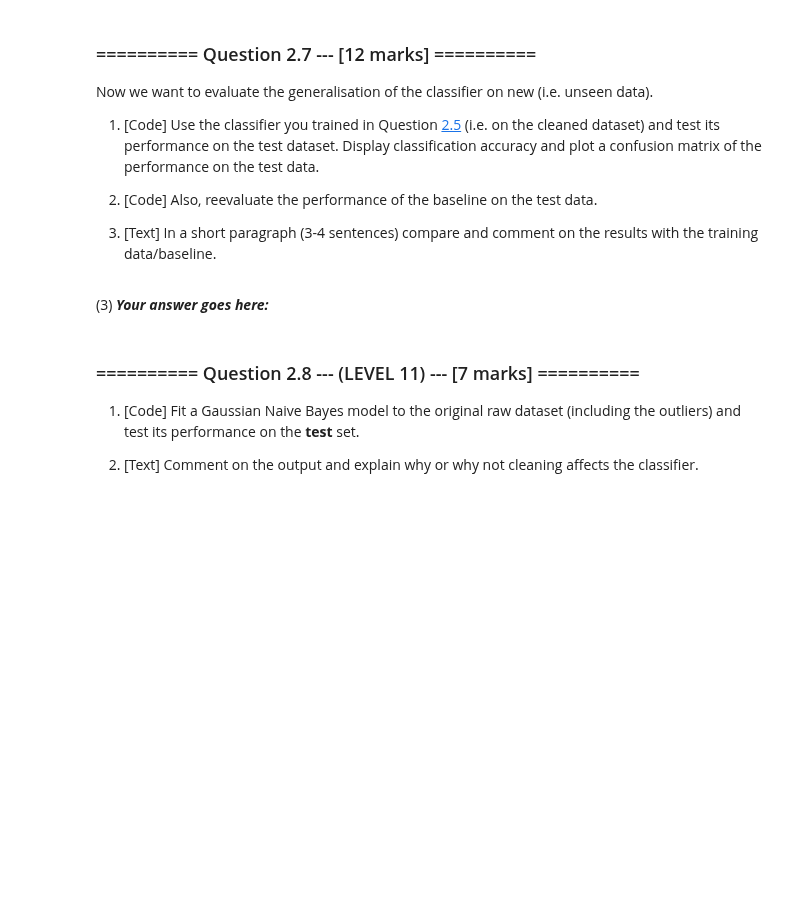
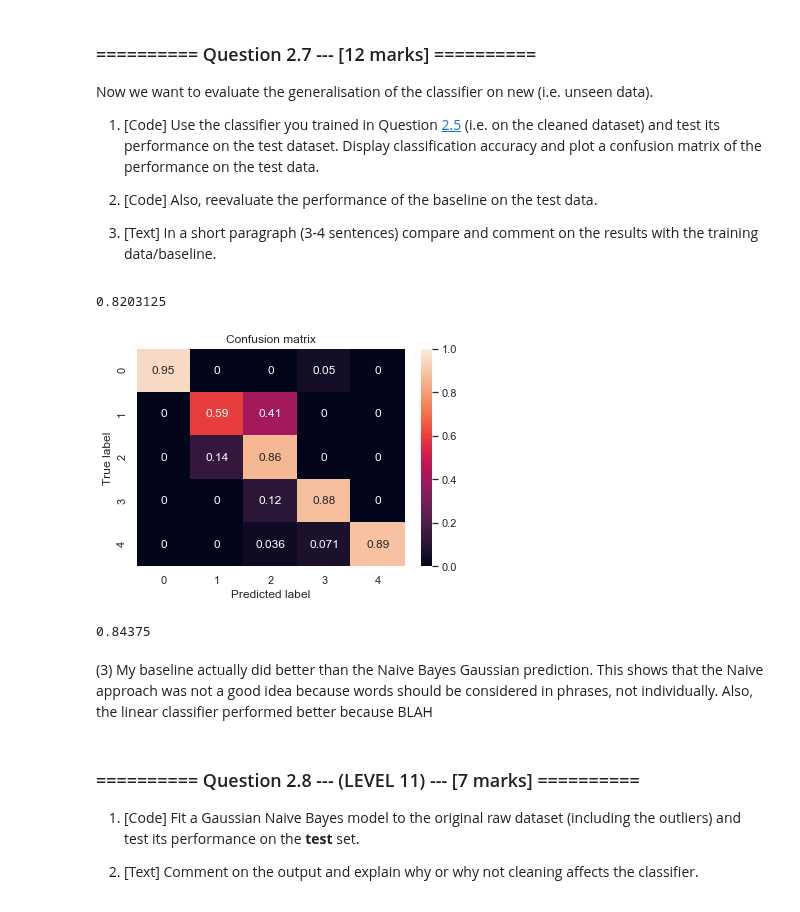
Before and after one commit to tjcdev/iaml, a Jupyter notebook: Assignments/01_Analysis.ipynb, the cells around one changed output. Saved outputs shown, nothing was run; the diff lists cells and outputs as text; code cells hidden in the pictures; blank space fills up the shorter version.

```diff
--- a/Assignments/01_Analysis.ipynb
+++ b/Assignments/01_Analysis.ipynb
@@ -474,5 +470,28 @@ Now we want to evaluate the generalisation of the classifier on new (i.e. unseen
-# %% [markdown]
-(3) ***Your answer goes here:***
+# %%
+# Evaluate the score the model on the test class
+score = clf.score(np.array(news_test.drop(columns=['class'])), np.array(news_test['class']))
+print(score)
+
+# Calculate the predictions from the model
+clf_pred = clf.predict(np.array(news_test.drop(columns=['class'])))
+
+# Calculate the confusion matrix
+cm = confusion_matrix(np.array(news_test['class']), clf_pred)
+cm_norm = cm/cm.sum(axis=1)[:, np.newaxis]
+
+# Plot the confusion matrix as a heatmap
+plt.figure()
+plot_confusion_matrix(cm_norm, classes=['0', '1', '2', '3', '4'])
+# %% [output]
+0.8203125
+[figure, added]
+# %%
+baseline.score(np.array(news_test.drop(columns=['class'])), np.array(news_test['class']))
+# %% [output]
+0.84375
+# %% [markdown]
+(3)
+My baseline actually did better than the Naive Bayes Gaussian prediction. This shows that the Naive approach was not a good idea because words should be considered in phrases, not individually. Also, the linear classifier performed better because BLAH
 # %% [markdown]
 ### ========== Question 2.8 --- (LEVEL 11) --- [7 marks] ==========
 1. [Code] Fit a Gaussian Naive Bayes model to the original raw dataset (including the outliers) and test its performance on the **test** set.
```
Also changed, not shown: parts of 3 cells of this notebook.
